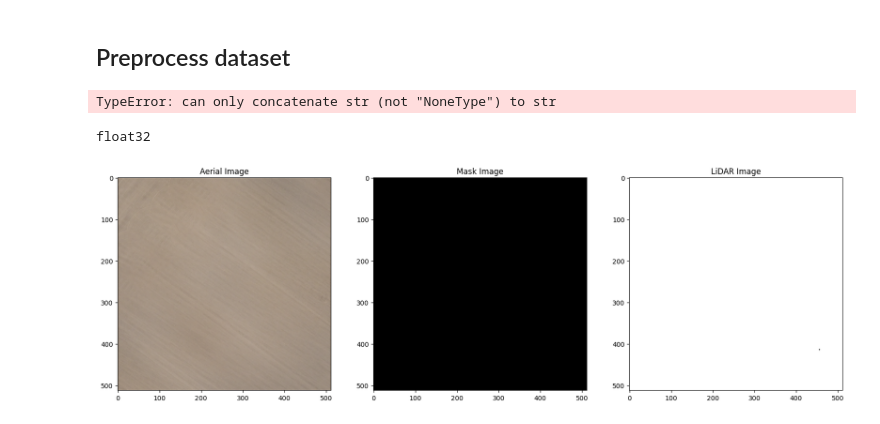
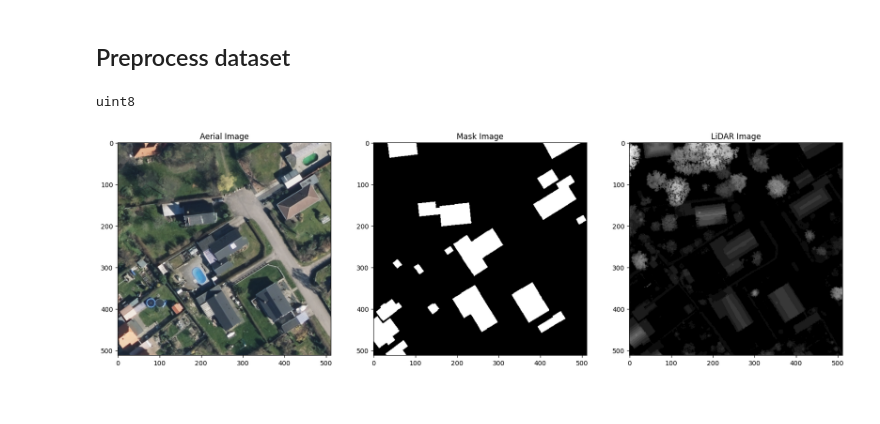
Before and after one commit to erikx50/A-Machine-Learning-approach-for-Building-Segmentation-using-laser-data, a Jupyter notebook: 2a_Preprocessing_Dataset.ipynb, the cells around one changed output. Saved outputs shown, nothing was run; the diff lists cells and outputs as text; code cells hidden in the pictures.

Commit message:
convert lidar to uint8 to allow for PIL support

```diff
--- a/2a_Preprocessing_Dataset.ipynb
+++ b/2a_Preprocessing_Dataset.ipynb
@@ -14,7 +14,8 @@ from tifffile import imwrite, imread
 ## Preprocess dataset
 # %%
 # Defining sets that has to be rescaled
-datasets = ['train', 'validation', 'task2_test']
+#datasets = ['train', 'validation', 'task2_test']
+datasets = ['train', 'validation']
 
 # Define image size
 original_size = 500
@@ -75,9 +76,7 @@ for dataset in tqdm(datasets):
             resize_lidar = cv.resize(lidar_data, (new_size, new_size), interpolation = cv.INTER_AREA)
             resize_lidar = np.expand_dims(resize_lidar, axis=-1)
             rgb_lidar = np.concatenate((resize_img, resize_lidar), axis=-1)
-            imwrite(rgblidar_path + '/' + filename + '.tif', rgb_lidar)
+            imwrite(rgblidar_path + '/' + filename + '.tif', rgb_lidar.astype(np.uint8))
-# %% [output]
-TypeError: can only concatenate str (not "NoneType") to str
 # %%
 # Displaying images before and after resizing
 def show_images(set_name, data_name):
@@ -118,7 +116,7 @@ def show_images(set_name, data_name):
 
     plt.show()
 # %%
-show_images("train", "6051_690_16")
+show_images("train", "6051_689_3")
 # %% [output]
-float32
+uint8
-[figure, old version]
+[figure, new version]
```
Also changed, not shown: parts of 1 cell of this notebook, 2 other files.
